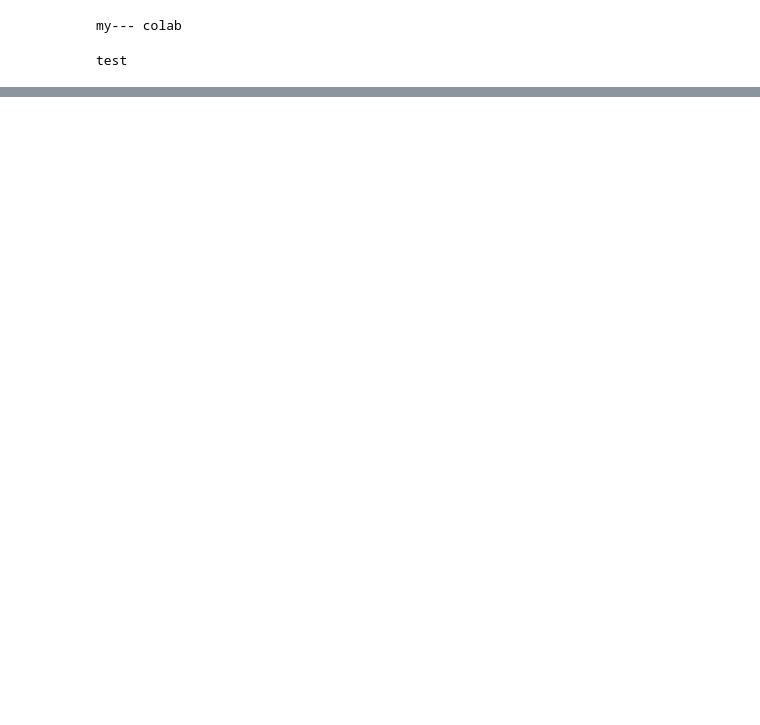
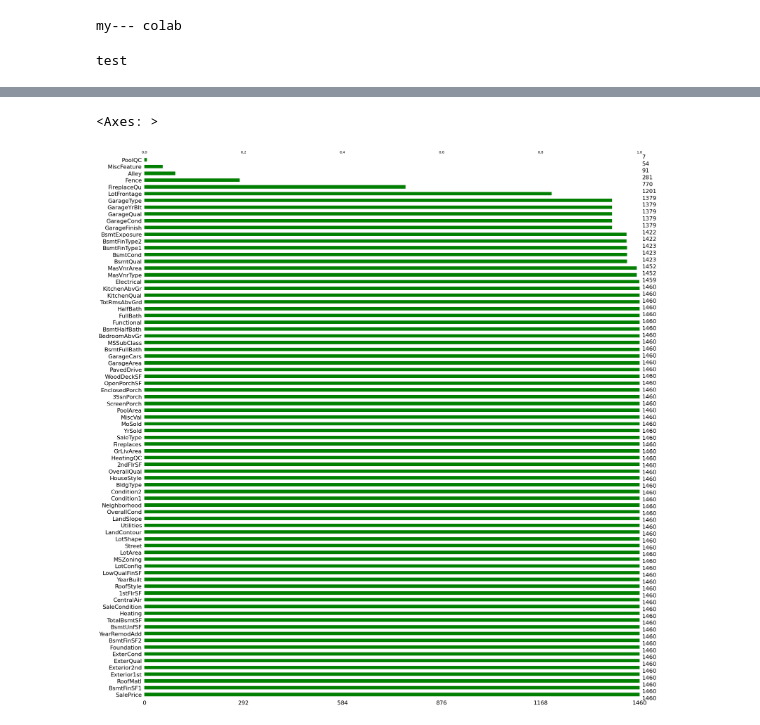
Before and after one commit to rhMyCode/Kaggle, a Jupyter notebook: House-Prices-Advanced-Regression-Techniques/Model_XGBoost.ipynb, the cells around one changed output, grey strips where cells are left out. Saved outputs shown, nothing was run; the diff lists cells and outputs as text; code cells hidden in the pictures; blank space fills up the shorter version.

```diff
--- a/House-Prices-Advanced-Regression-Techniques/Model_XGBoost.ipynb
+++ b/House-Prices-Advanced-Regression-Techniques/Model_XGBoost.ipynb
@@ -16,0 +24,3 @@ from keras.models import Model
+# %%
+df = pd.read_csv(r"house-prices-advanced-regression-techniques/train.csv")
+df.drop('Id', axis=1, inplace=True)
@@ -16,0 +110,5 @@ from keras.models import Model
+# %%
+msno.bar(df, color='green', sort='descending')
+# %% [output]
+<Axes: >
+[figure, added]
```
Also changed, not shown: parts of 12 cells of this notebook.
